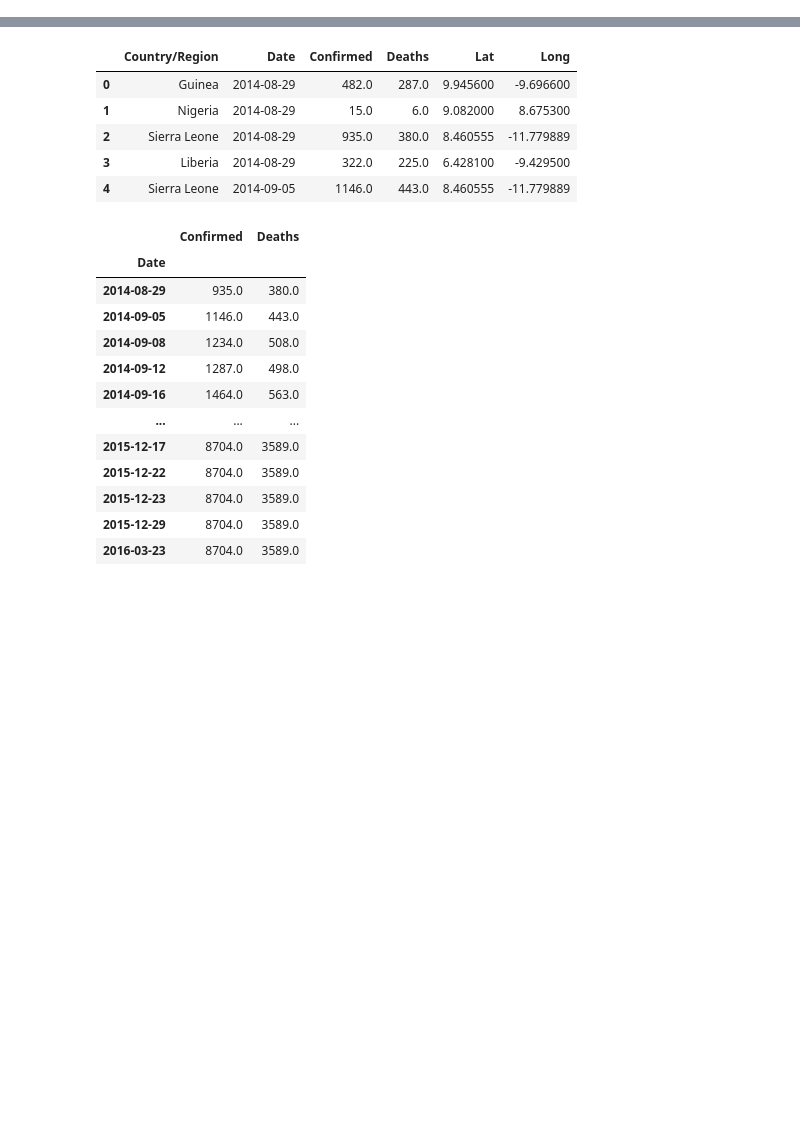
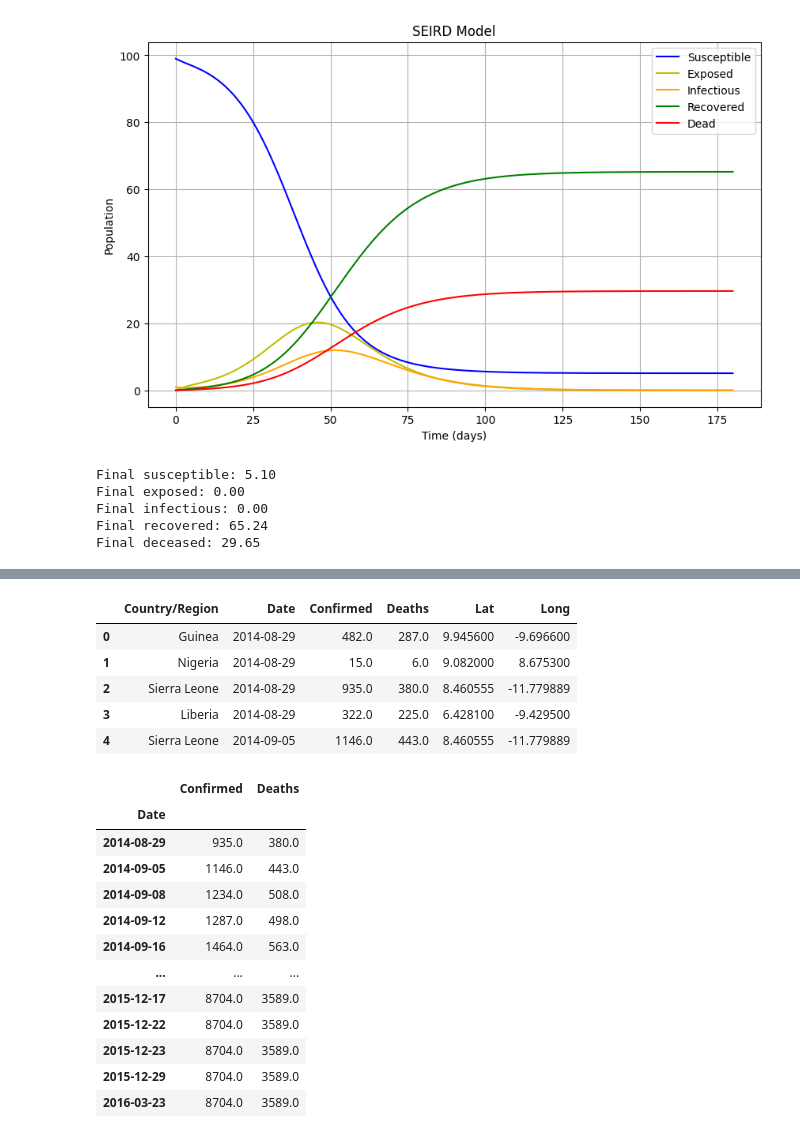
Before and after one commit to JasonHunter95/Ebola-Project, a Jupyter notebook: EbolaModel.ipynb, the cells around one changed output, grey strips where cells are left out. Saved outputs shown, nothing was run; the diff lists cells and outputs as text; code cells hidden in the pictures; blank space fills up the shorter version.

```diff
--- a/EbolaModel.ipynb
+++ b/EbolaModel.ipynb
@@ -83,0 +86,48 @@ Final deceased: 33.73
+# %%
+# Parameters
+beta = 0.5     # Transmission rate
+sigma = 1/10  # Progression rate (incubation period ~5.2 days)
+gamma = 1/10   # Recovery rate (infectious period ~10 days)
+delta = 0.05  # Death rate
+
+healthcare_quality = 0.1 # buffs gamma by some scalar value between 0 and 1 (0 = no healthcare, 1 = perfect healthcare)
+containment_effectiveness = 1 # debuffs beta by some scalar value between 0 and 1 (0 = perfect containment, 1 = no containment)
+time_of_containment = 30
+
+# Time grid (days)
+t = np.linspace(0, 180, 180)
+
+# Solve the differential equations
+solution = odeint(seird_model, y0, t, args=(N, beta, sigma, gamma, delta, healthcare_quality, containment_effectiveness, time_of_containment))
+S, E, I, R, D = solution.T
+
+# Plot the results
+plt.figure(figsize=(10, 6))
+plt.plot(t, S, label='Susceptible', color = 'b')
+plt.plot(t, E, label='Exposed', color = 'y')
+plt.plot(t, I, label='Infectious', color = 'orange')
+plt.plot(t, R, label='Recovered', color = 'g')
+plt.plot(t, D, label='Dead', color = 'r')
+# plt.axvline(x=time_of_containment, color='r', linestyle='--', label='Containment Measures (Day)')
+plt.xlabel('Time (days)')
+plt.ylabel('Population')
+plt.legend()
+plt.title('SEIRD Model')
+plt.grid()
+plt.show()
+
+print(f"Final susceptible: {S[-1]:.2f}")
+print(f"Final exposed: {E[-1]:.2f}")
+print(f"Final infectious: {I[-1]:.2f}")
+print(f"Final recovered: {R[-1]:.2f}")
+print(f"Final deceased: {D[-1]:.2f}")
+
+# Healthcare quality is increased to 0.1, which increases the recovery rate gamma slightly.
+# No containment measures are taken, so the beta value remains the same.
+# %% [output]
+[figure, added]
+Final susceptible: 5.10
+Final exposed: 0.00
+Final infectious: 0.00
+Final recovered: 65.24
+Final deceased: 29.65
```
Also changed, not shown: parts of 31 cells of this notebook, 25 other files.
